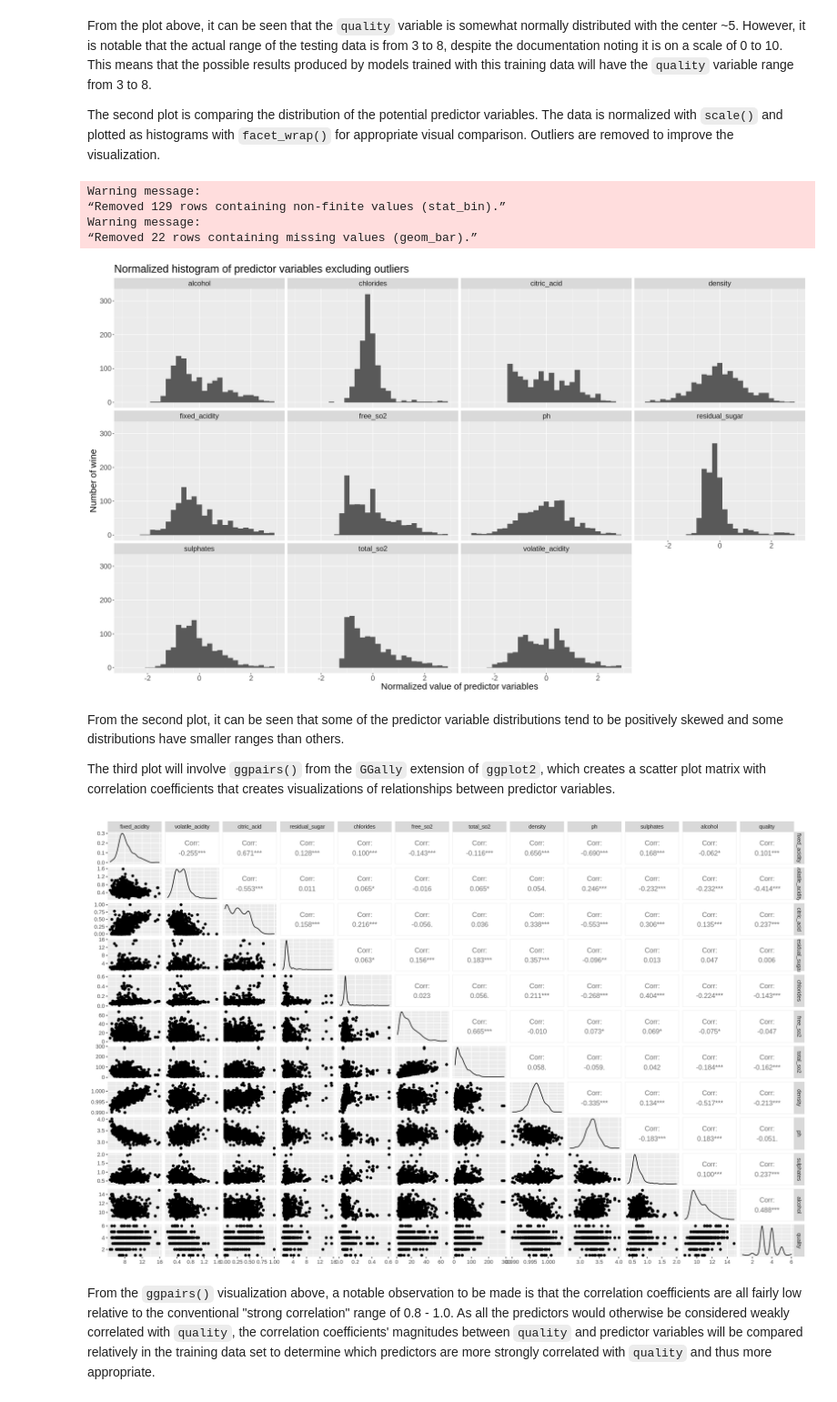
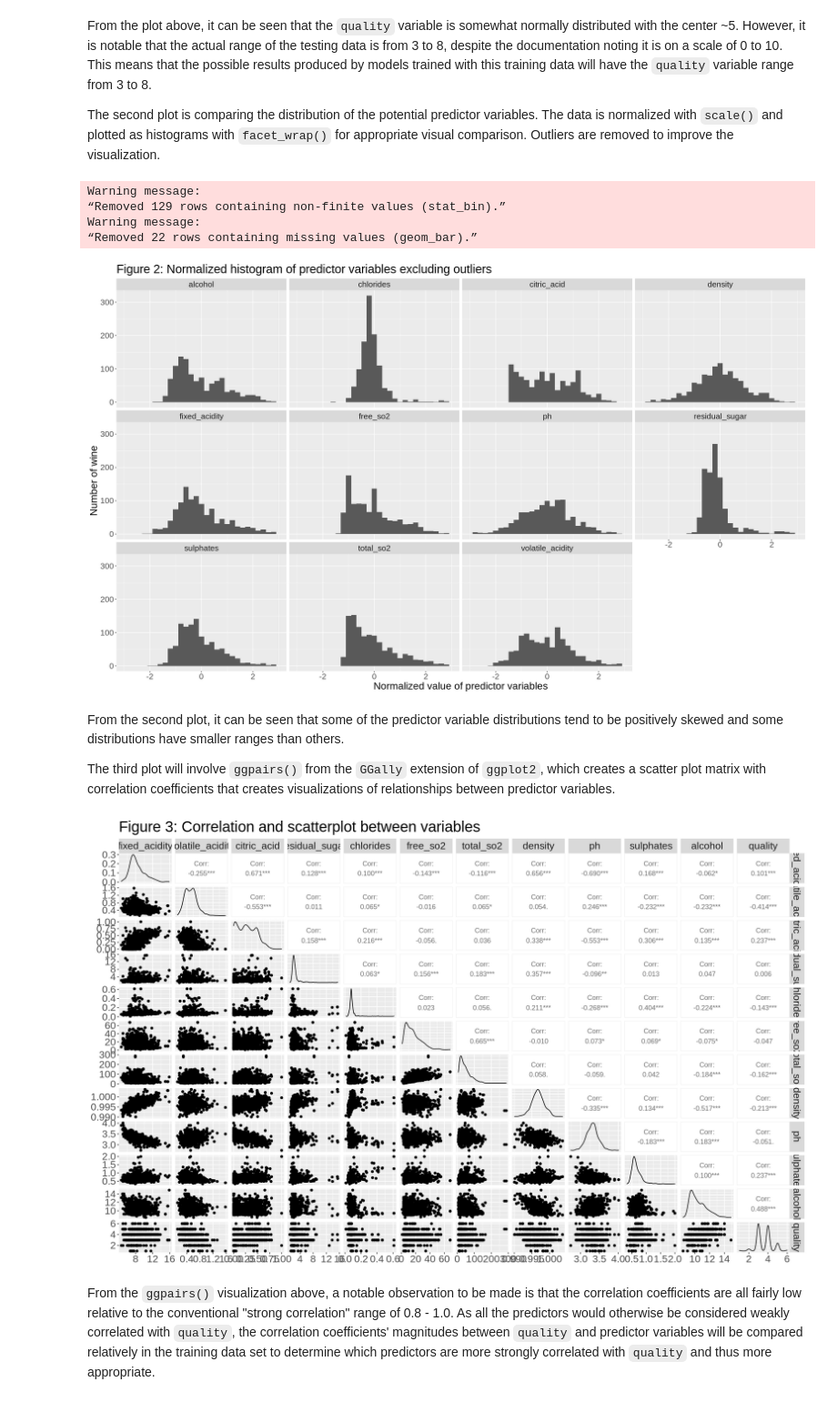
Before and after one commit to j-ackyao/Group-62-project, a Jupyter notebook: group_project_report.ipynb, the cells around one changed output. Shown at 91% size. Cells and saved outputs as stored; diff of their text form; code cells hidden in the pictures.

```diff
--- a/group_project_report.ipynb
+++ b/group_project_report.ipynb
@@ -242,9 +238,9 @@ PREDICTOR_BINWIDTH <- 0.2
 red_predictor_histogram <- ggplot(red_training_normalized_longer, aes(x = value)) +
     geom_histogram(binwidth = PREDICTOR_BINWIDTH) +
     facet_wrap(vars(variable)) +
-    ggtitle("Normalized histogram of predictor variables excluding outliers") +
+    ggtitle("Figure 2: Normalized histogram of predictor variables excluding outliers") +
     labs(x = "Normalized value of predictor variables", y = "Number of wine") +
-    theme(text = element_text(size = 18)) +
+    theme(text = element_text(size = 20)) +
     xlim(-3,3)
 
 red_predictor_histogram
@@ -253,7 +249,7 @@ Warning message:
 “Removed 129 rows containing non-finite values (stat_bin).”
 Warning message:
 “Removed 22 rows containing missing values (geom_bar).”
-[figure, old version]
+[figure, new version]
 # %% [markdown]
 From the second plot, it can be seen that some of the predictor variable distributions tend to be positively skewed and some distributions have smaller ranges than others.
 
@@ -261,11 +257,13 @@ The third plot will involve `ggpairs()` from the `GGally` extension of `ggplot2`
 # %%
 options(repr.plot.width = 16, repr.plot.height = 10)
 #  quality is converted back to double type for calculations with correlation coefficient, as quality may also be treated as numeric
 red_training_data_quality_as_double <- mutate(red_training_data, quality = as.double(quality))
 
-ggpairs(red_training_data_quality_as_double)
+ggpairs(red_training_data_quality_as_double) +
+    ggtitle("Figure 3: Correlation and scatterplot between variables") +
+    theme(text = element_text(size = 20))
 # %% [output]
-[figure, old version]
+[figure, new version]
 # %% [markdown]
 From the `ggpairs()` visualization above, a notable observation to be made is that the correlation coefficients are all fairly low relative to the conventional "strong correlation" range of 0.8 - 1.0. As all the predictors would otherwise be considered weakly correlated with `quality`, the correlation coefficients' magnitudes between `quality` and predictor variables will be compared relatively in the training data set to determine which predictors are more strongly correlated with `quality` and thus more appropriate.
 # %%
```
Also changed, not shown: parts of 15 cells of this notebook.
